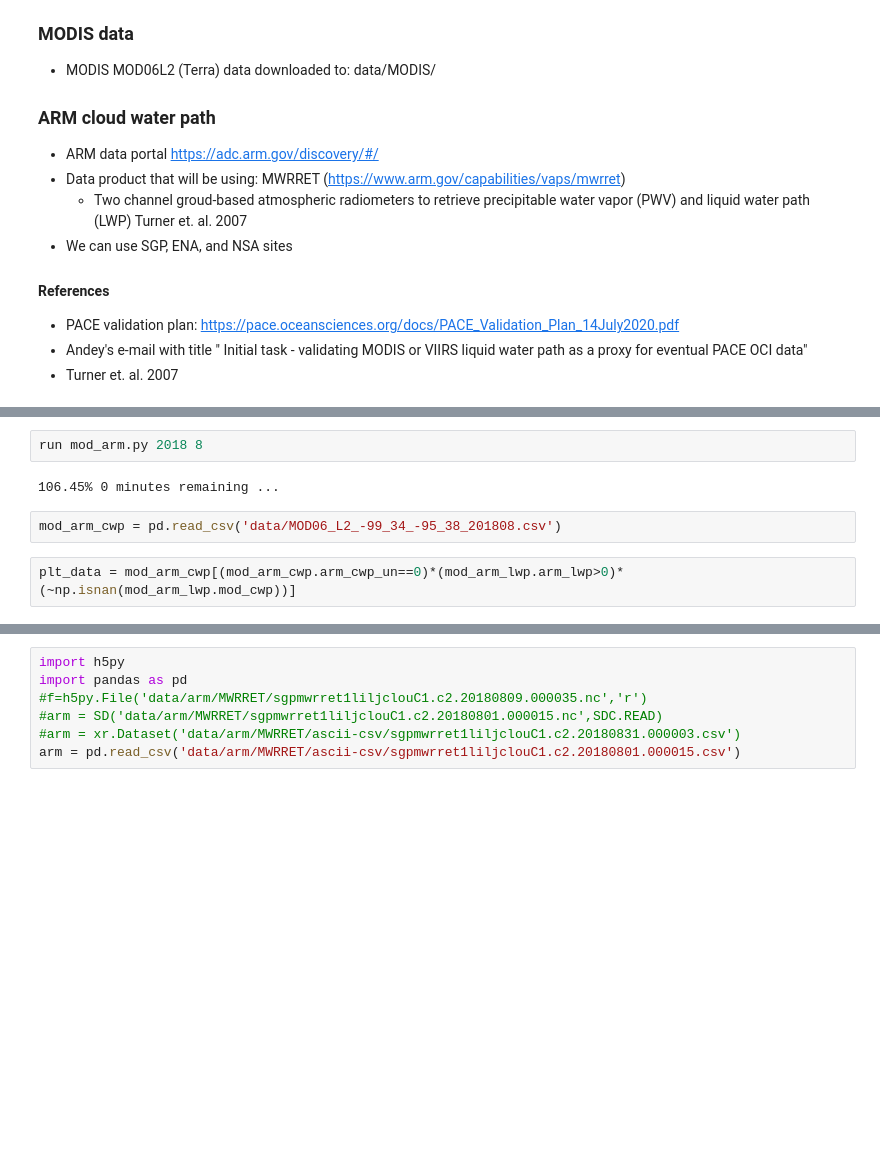
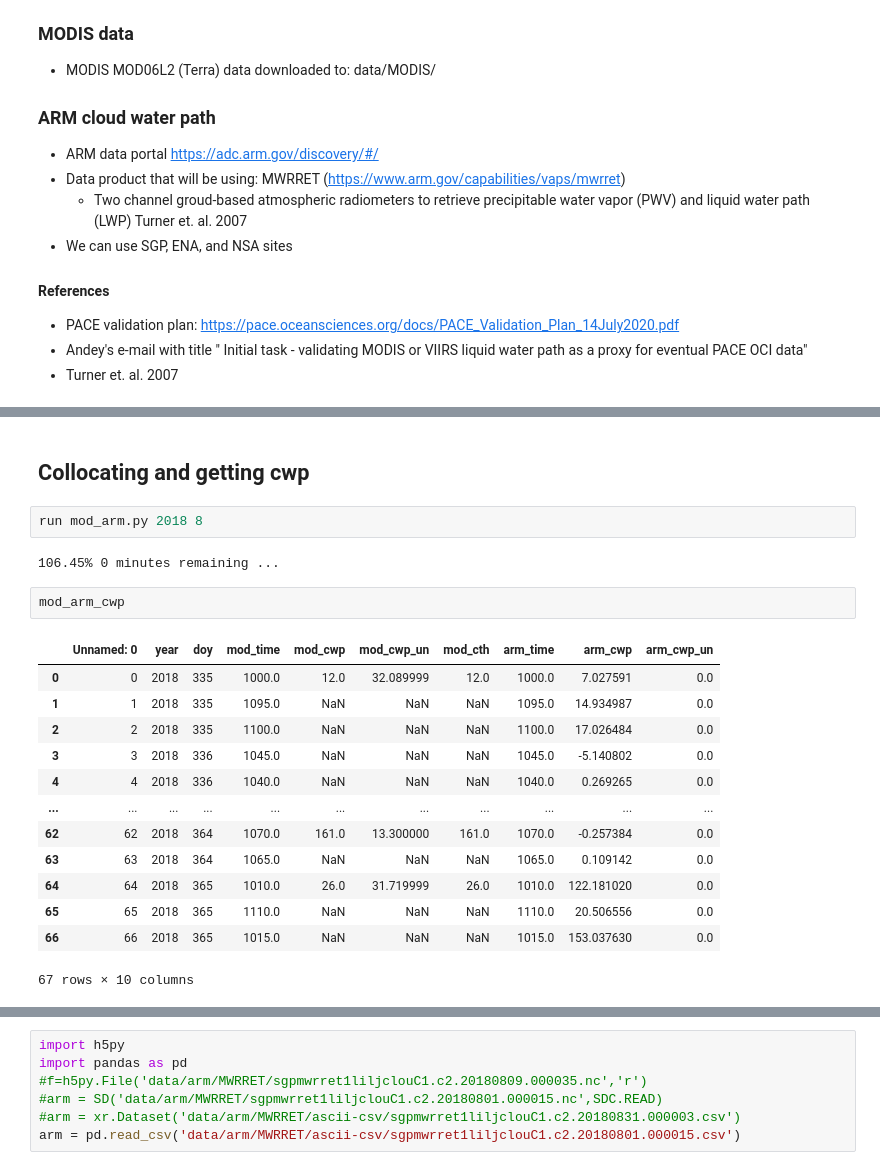
Before and after one commit to cpnHere/pace, a Jupyter notebook: oci_cloud_validations/MODISvsARM.ipynb, the cells around one changed output, grey strips where cells are left out. Saved outputs shown, nothing was run; the diff lists cells and outputs as text; blank space fills up the shorter version.

```diff
--- a/oci_cloud_validations/MODISvsARM.ipynb
+++ b/oci_cloud_validations/MODISvsARM.ipynb
@@ -63,8 +93,22 @@ Objectives:
+# %% [markdown]
+## Collocating and getting cwp
 # %%
 run mod_arm.py 2018 8
 # %% [output]
 106.45% 0 minutes remaining ...
 # %%
-mod_arm_cwp = pd.read_csv('data/MOD06_L2_-99_34_-95_38_201808.csv')
+mod_arm_cwp
+# %% [output]
+|  | Unnamed: 0 | year | doy | mod_time | mod_cwp | mod_cwp_un | mod_cth | arm_time | arm_cwp | arm_cwp_un |
+| 0 | 0 | 2018 | 335 | 1000.0 | 12.0 | 32.089999 | 12.0 | 1000.0 | 7.027591 | 0.0 |
+| 1 | 1 | 2018 | 335 | 1095.0 | NaN | NaN | NaN | 1095.0 | 14.934987 | 0.0 |
+| 2 | 2 | 2018 | 335 | 1100.0 | NaN | NaN | NaN | 1100.0 | 17.026484 | 0.0 |
+| 3 | 3 | 2018 | 336 | 1045.0 | NaN | NaN | NaN | 1045.0 | -5.140802 | 0.0 |
+| 4 | 4 | 2018 | 336 | 1040.0 | NaN | NaN | NaN | 1040.0 | 0.269265 | 0.0 |
+| ... | ... | ... | ... | ... | ... | ... | ... | ... | ... | ... |
+| 62 | 62 | 2018 | 364 | 1070.0 | 161.0 | 13.300000 | 161.0 | 1070.0 | -0.257384 | 0.0 |
+| 63 | 63 | 2018 | 364 | 1065.0 | NaN | NaN | NaN | 1065.0 | 0.109142 | 0.0 |
+| 64 | 64 | 2018 | 365 | 1010.0 | 26.0 | 31.719999 | 26.0 | 1010.0 | 122.181020 | 0.0 |
+| 65 | 65 | 2018 | 365 | 1110.0 | NaN | NaN | NaN | 1110.0 | 20.506556 | 0.0 |
+| 66 | 66 | 2018 | 365 | 1015.0 | NaN | NaN | NaN | 1015.0 | 153.037630 | 0.0 |
+67 rows × 10 columns
-# %%
-plt_data = mod_arm_cwp[(mod_arm_cwp.arm_cwp_un==0)*(mod_arm_lwp.arm_lwp>0)*(~np.isnan(mod_arm_lwp.mod_cwp))]
```
Also changed, not shown: parts of 8 cells of this notebook.
